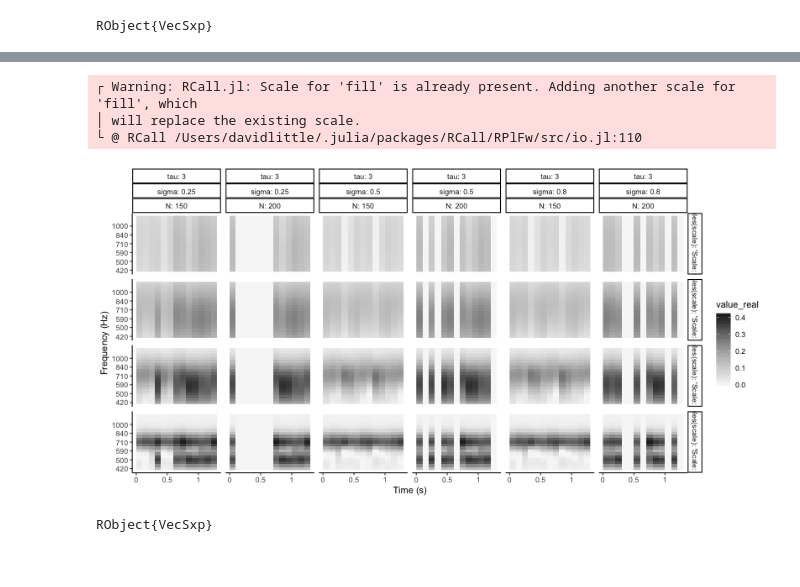
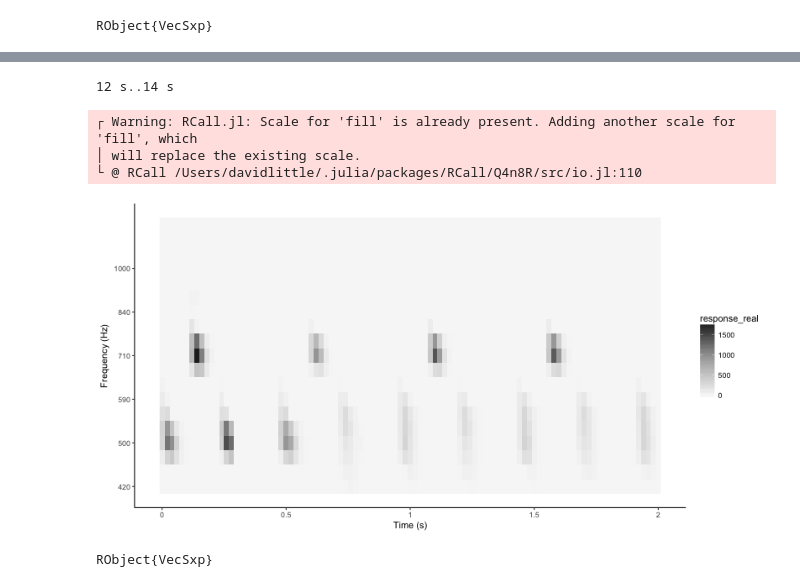
Before and after one commit to haberdashPI/bistable, a Jupyter notebook: notebooks/Figure 2.ipynb, the cells around one changed output, grey strips where cells are left out. Drawn from its saved outputs; the diff is of its cells as text; code cells hidden in the pictures.

Commit message:
Working on figures

```diff
--- a/notebooks/Figure 2.ipynb
+++ b/notebooks/Figure 2.ipynb
@@ -33,0 +22,3 @@ slice = start_time*s .. stop_time*s
+# %%
+settings = TOML.parsefile(joinpath("..","src","settings.toml"))
+settings["track"]["analyze"]["source_prior_sds"] = [0.8]
@@ -33,0 +28,4 @@ slice = start_time*s .. stop_time*s
+# %%
+# make sure all types are loaded
+p = copy(params[select_params(params,t_c_a=130,t_c_m=15,Δf=6),:])
+run1 = bistable_model(p,settings,intermediate_results=true);
@@ -94,15 +155,21 @@ SVG(127.0mm, 50.8mm, IOBuffer(data=UInt8[...], readable=true, writable=true, see
+# %%
+start_time = 12
+stop_time = 14
+slice = start_time*s .. stop_time*s
+# %% [output]
+12 s..14 s
 # %%
-pl = rplot(map(x -> x[:,:,:,slice],run1.sources.tracks) )
+pl = rplot(run1.primary_source[slice])
 pl = R"""
 pl = $pl + scale_fill_distiller(palette="Greys",direction=1) +
-    theme_classic() + scale_x_continuous(labels=c(0,0.5,1.0,1.5),breaks=$(ustrip(minimum(slice))) + c(0,0.5,1,1.5))
-ggsave($(joinpath(plotdir,"fig2c_2.pdf")),width=5,height=3)
+    theme_classic() + scale_x_continuous(labels=c(0,0.5,1.0,1.5,2.0),breaks=$(ustrip(minimum(slice))) + c(0,0.5,1,1.5,2.0))
+ggsave($(joinpath(plotdir,"fig2d.pdf")),width=3.5,height=1.5)
 pl
 """
 pl
 # %% [output]
 ┌ Warning: RCall.jl: Scale for 'fill' is already present. Adding another scale for 'fill', which
 │ will replace the existing scale.
-└ @ RCall /Users/davidlittle/.julia/packages/RCall/RPlFw/src/io.jl:110
+└ @ RCall /Users/davidlittle/.julia/packages/RCall/Q4n8R/src/io.jl:110
-[figure, old version]
+[figure, new version]
 RObject{VecSxp}
```
Also changed, not shown: parts of 13 cells of this notebook, 29 other files.
